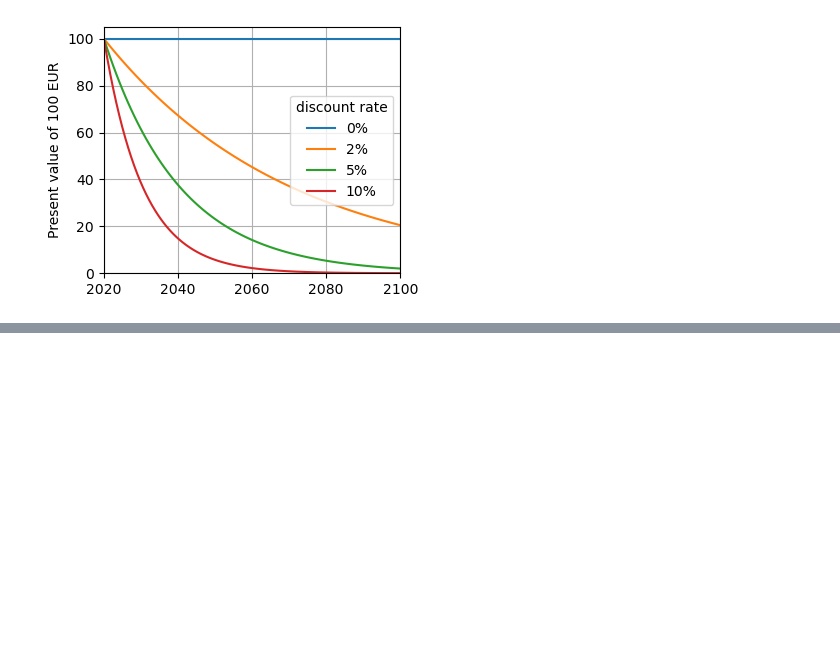
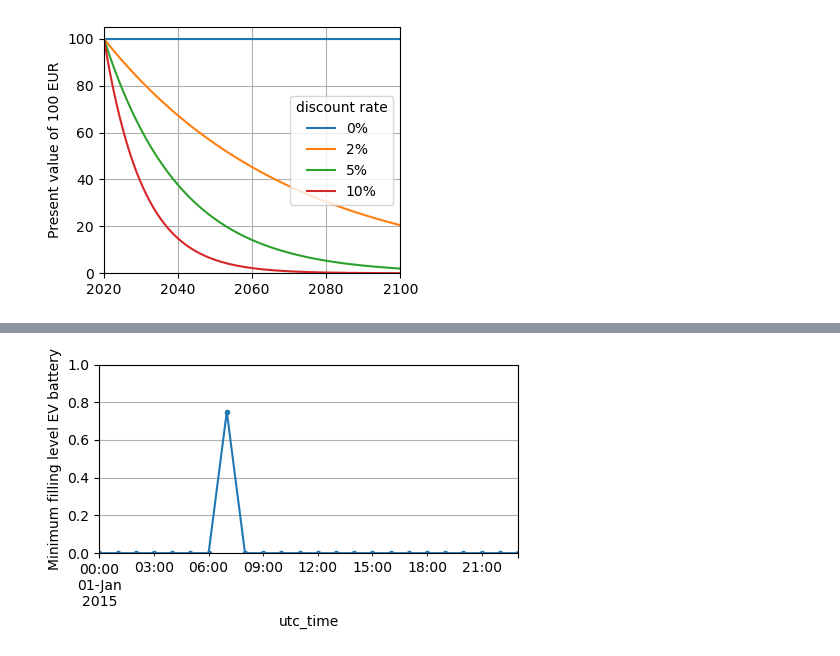
Before and after one commit to martavp/integrated-energy-grids, a Jupyter notebook: Lectures/Drawings_lectures.ipynb, the cells around one changed output, grey strips where cells are left out. Drawn from its saved outputs; the diff is of its cells as text; code cells hidden in the pictures; blank space fills up the shorter version.

```diff
--- a/Lectures/Drawings_lectures.ipynb
+++ b/Lectures/Drawings_lectures.ipynb
@@ -352,0 +371,17 @@ plt.savefig('fig18.png')
+# %%
+plt.rcParams["figure.figsize"] = [4, 3]
+plt.rcParams["figure.autolayout"] = True
+
+minimum_filling_level = pd.read_csv('../integrated-energy-grids/problems/data/EV_minimum_filling_level.csv',sep=';')
+minimum_filling_level.index = pd.DatetimeIndex(minimum_filling_level['utc_time'])
+
+to_plot = minimum_filling_level['PRT'].loc["2015-01-01"]
+ax = to_plot.plot(figsize=(5, 3), marker='.')
+plt.grid()
+plt.ylabel('Minimum filling level EV battery')
+plt.xlim([data_el_EV.index[0], data_el_EV.index[23]])
+plt.ylim([0,1])
+#plt.xticks(rotation=90)
+plt.savefig('fig20.png')
+# %% [output]
+[figure, added]
```
Also changed, not shown: parts of 5 cells of this notebook, 1 other file.
